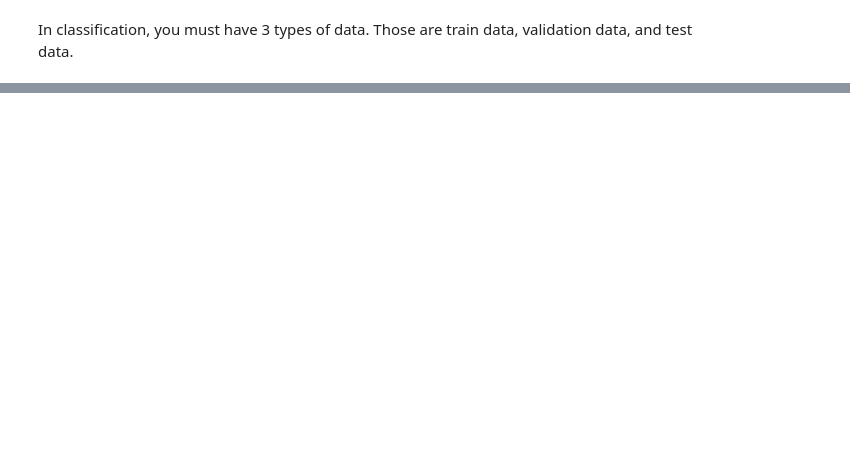
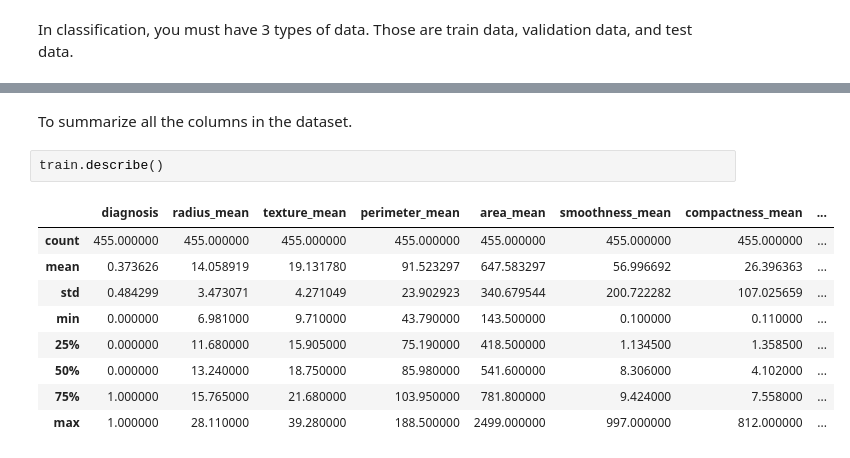
Before and after one commit to kvnchandra/ml-assignment-bangkit, a Jupyter notebook: main.ipynb, the cells around one changed output, grey strips where cells are left out. Cells and saved outputs as stored; diff of their text form; blank space fills up the shorter version.

```diff
--- a/main.ipynb
+++ b/main.ipynb
@@ -66,0 +151,14 @@ In classification, you must have 3 types of data. Those are train data, validati
+# %% [markdown]
+To summarize all the columns in the dataset.
+# %%
+train.describe()
+# %% [output]
+|  | diagnosis | radius_mean | texture_mean | perimeter_mean | area_mean | smoothness_mean | compactness_mean | ... |
+| count | 455.000000 | 455.000000 | 455.000000 | 455.000000 | 455.000000 | 455.000000 | 455.000000 | ... |
+| mean | 0.373626 | 14.058919 | 19.131780 | 91.523297 | 647.583297 | 56.996692 | 26.396363 | ... |
+| std | 0.484299 | 3.473071 | 4.271049 | 23.902923 | 340.679544 | 200.722282 | 107.025659 | ... |
+| min | 0.000000 | 6.981000 | 9.710000 | 43.790000 | 143.500000 | 0.100000 | 0.110000 | ... |
+| 25% | 0.000000 | 11.680000 | 15.905000 | 75.190000 | 418.500000 | 1.134500 | 1.358500 | ... |
+| 50% | 0.000000 | 13.240000 | 18.750000 | 85.980000 | 541.600000 | 8.306000 | 4.102000 | ... |
+| 75% | 1.000000 | 15.765000 | 21.680000 | 103.950000 | 781.800000 | 9.424000 | 7.558000 | ... |
+| max | 1.000000 | 28.110000 | 39.280000 | 188.500000 | 2499.000000 | 997.000000 | 812.000000 | ... |
```
Also changed, not shown: parts of 42 cells of this notebook.
